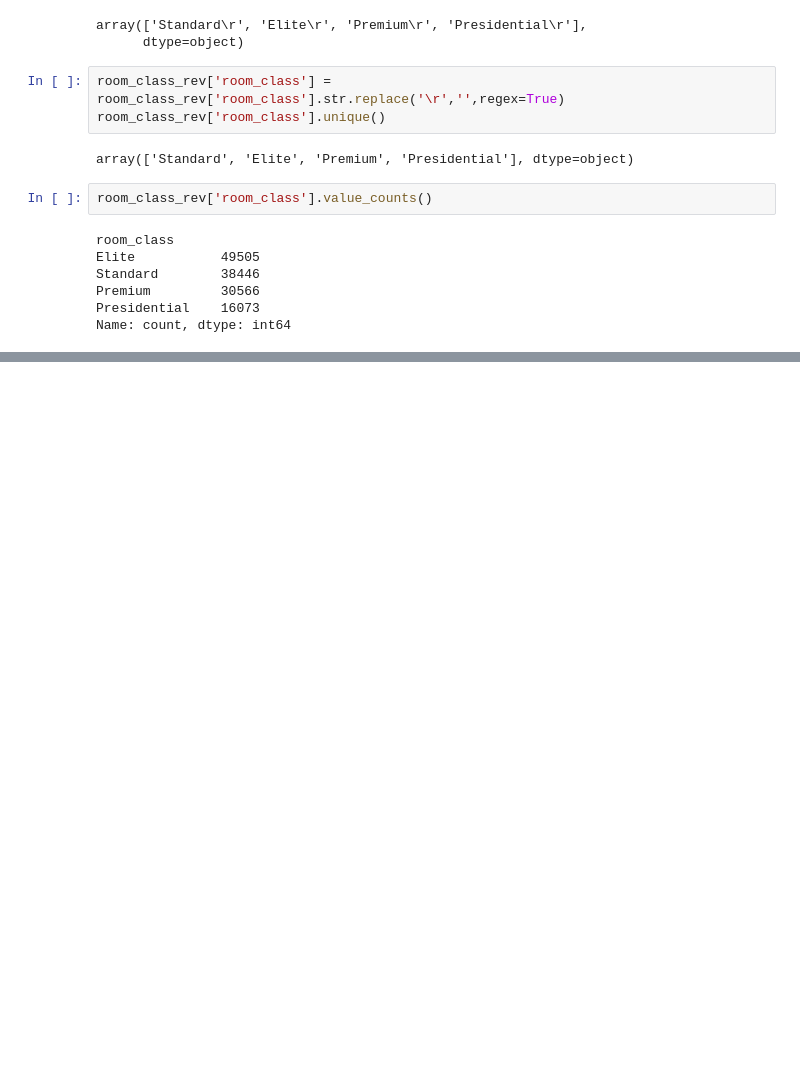
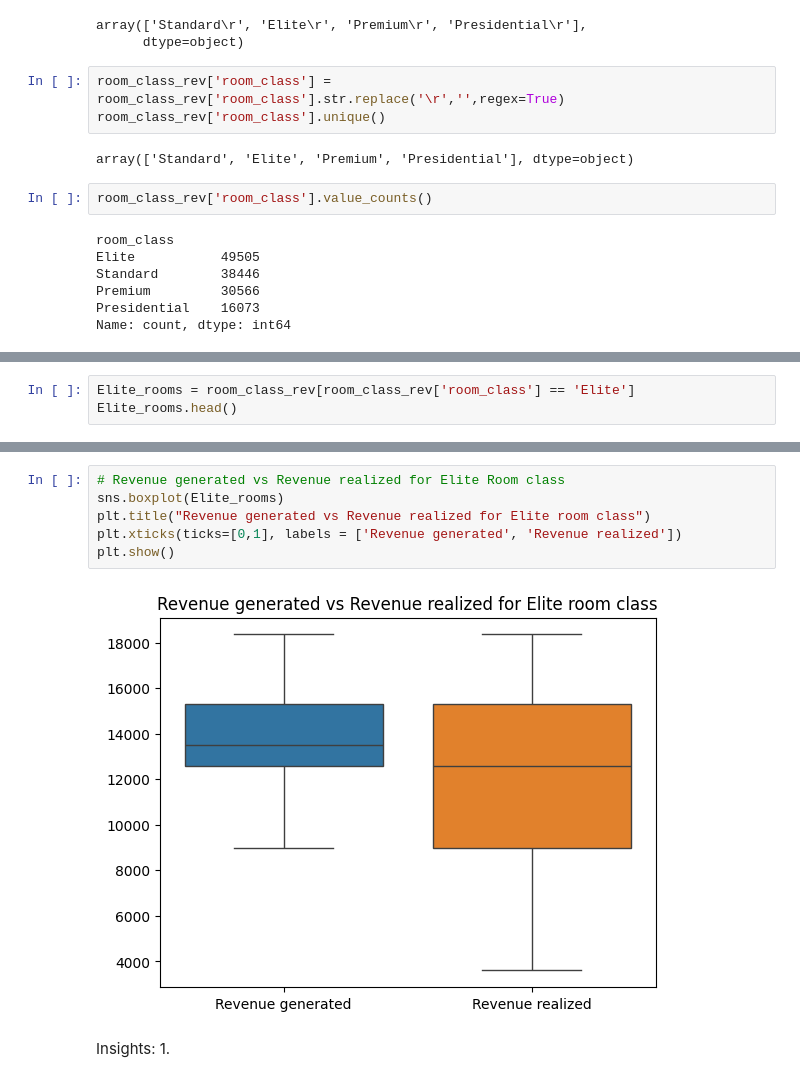
Before and after one commit to Bhuvi128/Hospitality-Revenue-Optimization-Data-analysis, a Jupyter notebook: Hospitality Revenue Optimzation.ipynb, the cells around one changed output, grey strips where cells are left out. Cells and saved outputs as stored; diff of their text form; blank space fills up the shorter version.

```diff
--- a/Hospitality Revenue Optimzation.ipynb
+++ b/Hospitality Revenue Optimzation.ipynb
@@ -394,0 +387,3 @@ Name: count, dtype: int64
+# %%
+Elite_rooms = room_class_rev[room_class_rev['room_class'] == 'Elite']
+Elite_rooms.head()
@@ -394,0 +397,11 @@ Name: count, dtype: int64
+# %%
+# Revenue generated vs Revenue realized for Elite Room class
+sns.boxplot(Elite_rooms)
+plt.title("Revenue generated vs Revenue realized for Elite room class")
+plt.xticks(ticks=[0,1], labels = ['Revenue generated', 'Revenue realized'])
+plt.show()
+# %% [output]
+[figure, added]
+# %% [markdown]
+Insights:
+1.
```
Also changed, not shown: parts of 30 cells of this notebook, 1 other file.
